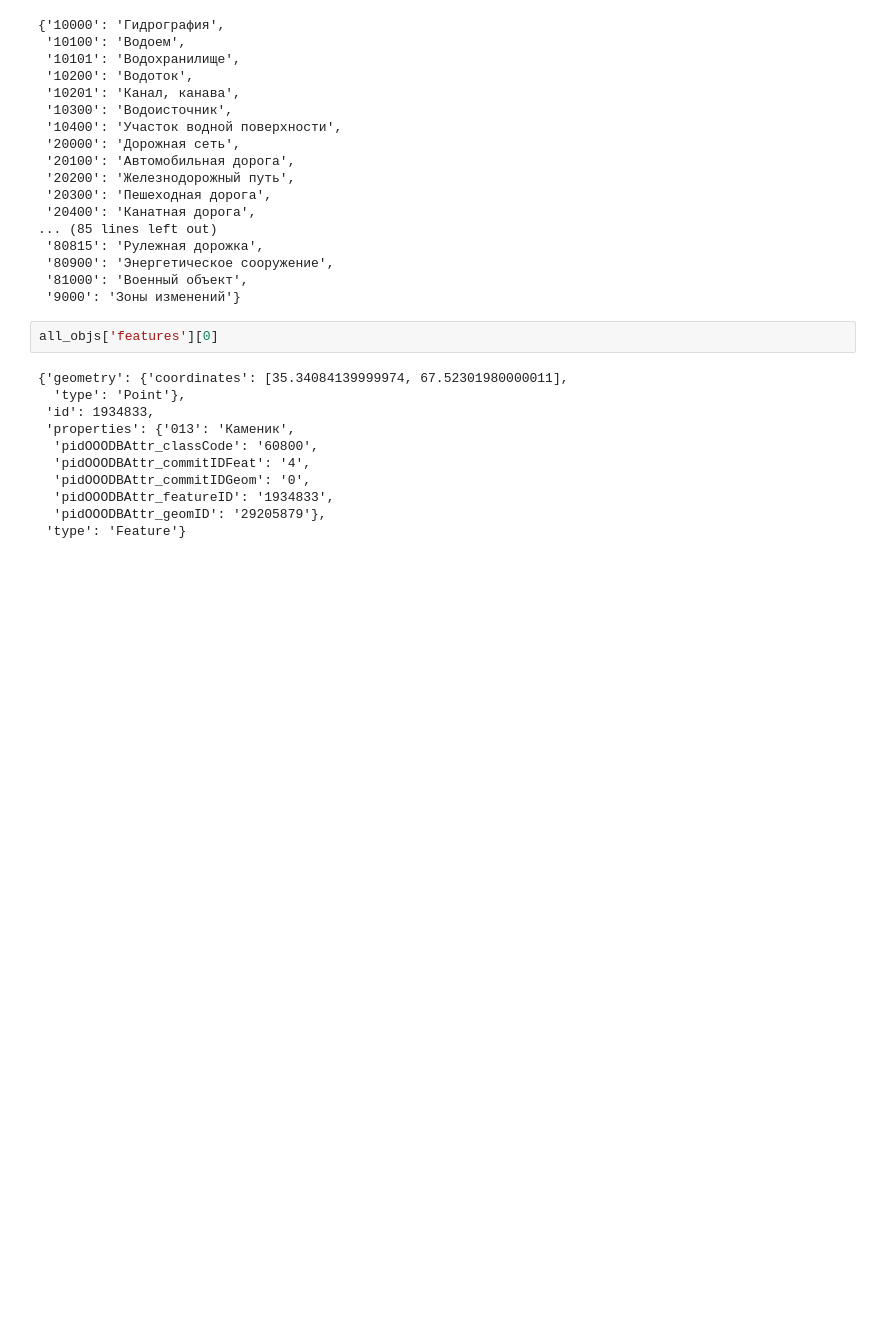
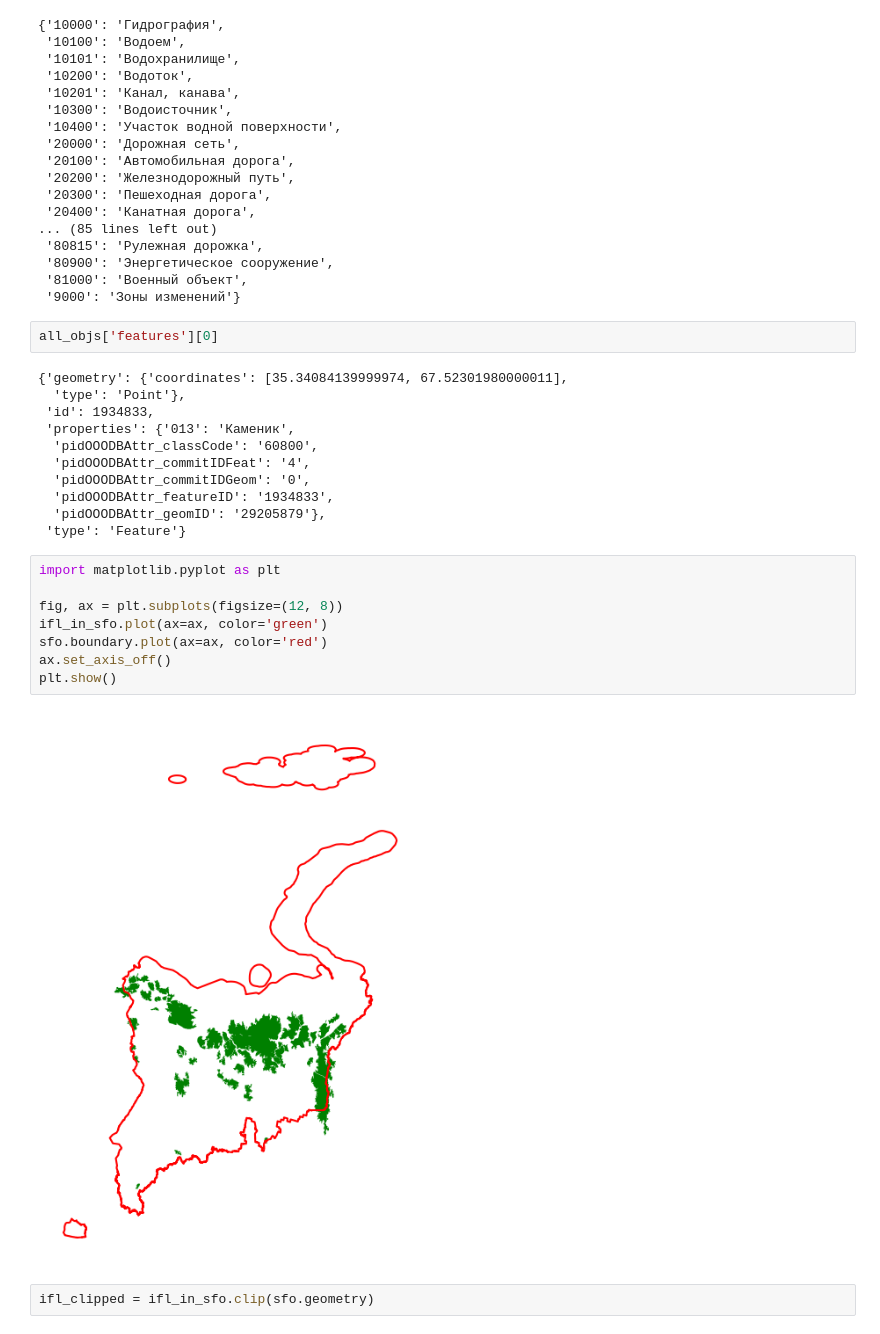
Before and after one commit to eivankin/nto-geo, a Jupyter notebook: playground.ipynb, the cells around one changed output. Cells and saved outputs as stored; diff of their text form; blank space fills up the shorter version.

```diff
--- a/playground.ipynb
+++ b/playground.ipynb
@@ -222,3 +226,15 @@ all_objs['features'][0]
   'pidOOODBAttr_featureID': '1934833',
   'pidOOODBAttr_geomID': '29205879'},
  'type': 'Feature'}
+# %%
+import matplotlib.pyplot as plt
+
+fig, ax = plt.subplots(figsize=(12, 8))
+ifl_in_sfo.plot(ax=ax, color='green')
+sfo.boundary.plot(ax=ax, color='red')
+ax.set_axis_off()
+plt.show()
+# %% [output]
+[figure, added]
+# %%
+ifl_clipped = ifl_in_sfo.clip(sfo.geometry)
```
Also changed, not shown: parts of 14 cells of this notebook.
